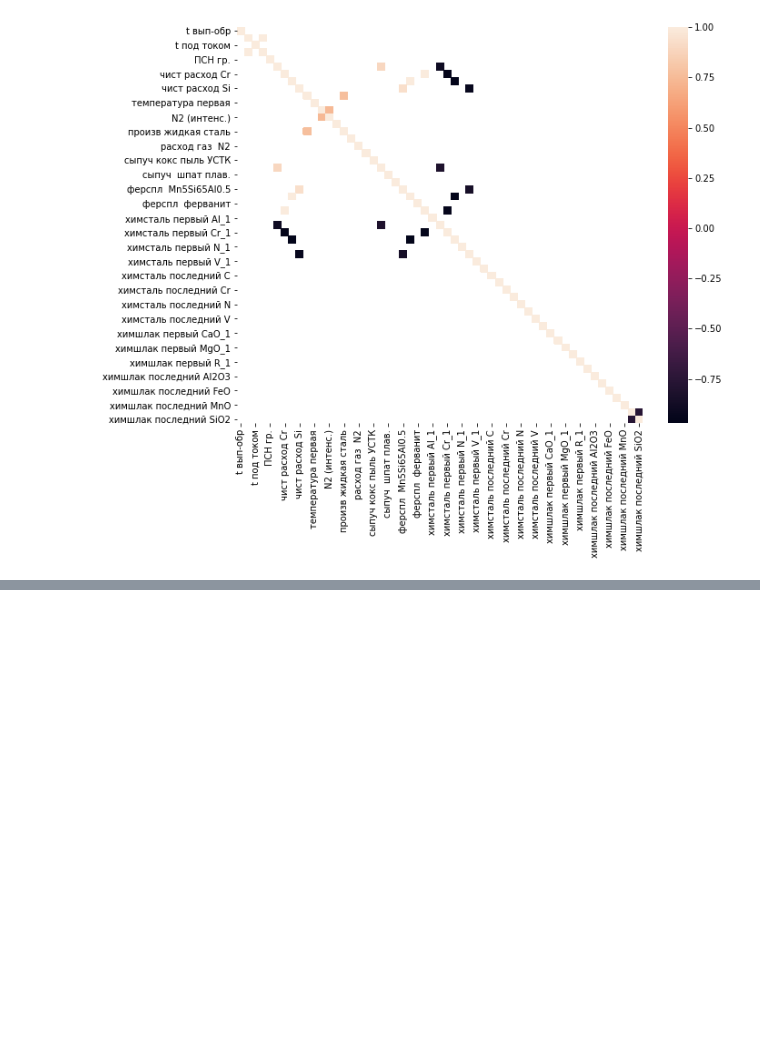
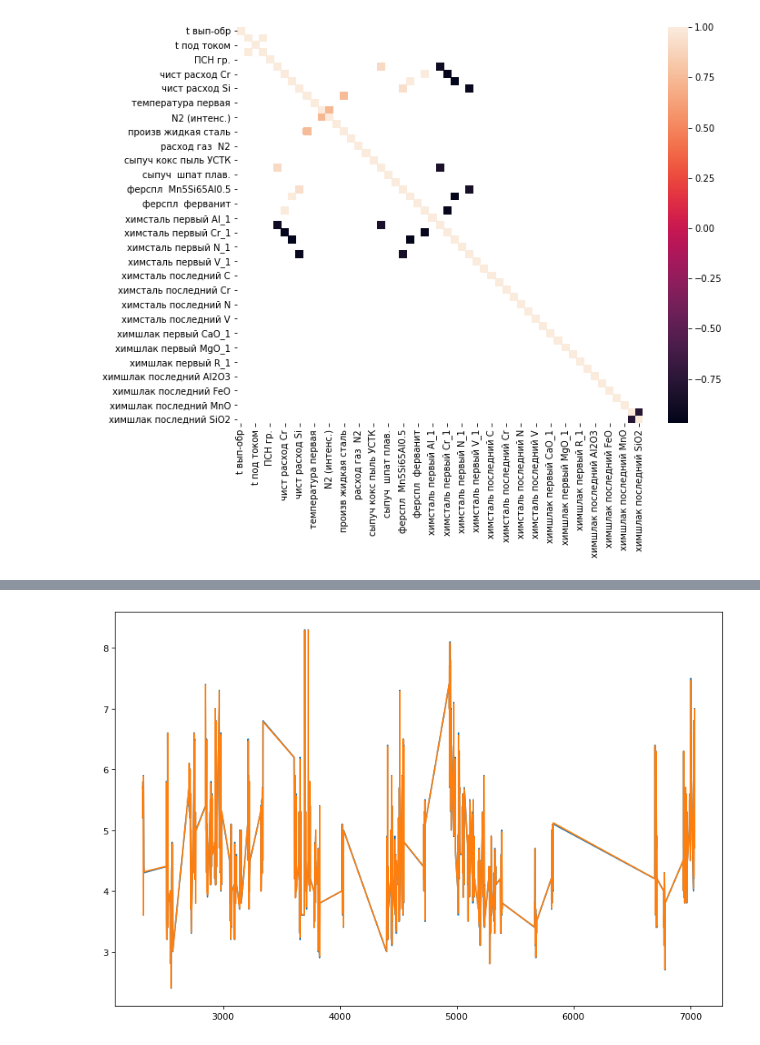
Before and after one commit to comptech-winter-school/steel-alloying, a Jupyter notebook: Junior_step/second_pop_steel.ipynb, the cells around one changed output, grey strips where cells are left out. Saved outputs shown, nothing was run; the diff lists cells and outputs as text; code cells hidden in the pictures; blank space fills up the shorter version.

```diff
--- a/Junior_step/second_pop_steel.ipynb
+++ b/Junior_step/second_pop_steel.ipynb
@@ -266,11 +266,11 @@ Index(['t вып-обр', 't обработка', 't под током', 't пр
 # %%
 sec_pop_steel = sec_pop_steel[sec_pop_steel['химшлак первый Al2O3_1'].notna()]
 
-sec_pop_steel = sec_pop_steel.fillna(value=dict.fromkeys(['ферспл  ферванит'], sec_pop_steel['ферспл  ферванит'].median()))
-sec_pop_steel = sec_pop_steel.fillna(value=dict.fromkeys(['химшлак первый Al2O3_1'], sec_pop_steel['химшлак первый Al2O3_1'].median()))
-sec_pop_steel = sec_pop_steel.fillna(value=dict.fromkeys(['химшлак первый SiO2_1'], sec_pop_steel['химшлак первый SiO2_1'].median()))
-sec_pop_steel = sec_pop_steel.fillna(value=dict.fromkeys(['химшлак последний Al2O3'], sec_pop_steel['химшлак последний Al2O3'].median()))
-sec_pop_steel = sec_pop_steel.fillna(value=dict.fromkeys(['химшлак последний SiO2'], sec_pop_steel['химшлак последний SiO2'].median()))
+#sec_pop_steel = sec_pop_steel.fillna(value=dict.fromkeys(['ферспл  ферванит'], sec_pop_steel['ферспл  ферванит'].median()))
+#sec_pop_steel = sec_pop_steel.fillna(value=dict.fromkeys(['химшлак первый Al2O3_1'], sec_pop_steel['химшлак первый Al2O3_1'].median()))
+#sec_pop_steel = sec_pop_steel.fillna(value=dict.fromkeys(['химшлак первый SiO2_1'], sec_pop_steel['химшлак первый SiO2_1'].median()))
+#sec_pop_steel = sec_pop_steel.fillna(value=dict.fromkeys(['химшлак последний Al2O3'], sec_pop_steel['химшлак последний Al2O3'].median()))
+#sec_pop_steel = sec_pop_steel.fillna(value=dict.fromkeys(['химшлак последний SiO2'], sec_pop_steel['химшлак последний SiO2'].median()))
 # %%
 for col in sec_pop_steel.columns:
     sec_pop_steel = sec_pop_steel[sec_pop_steel[col].notna()]
@@ -313,0 +436,9 @@ ax = sns.heatmap(corr_matrix)
+# %%
+from matplotlib.pyplot import figure
+figure(num=None, figsize=(12, 8), dpi=80, facecolor='w', edgecolor='k')
+
+plt.plot(sec_pop_steel['химшлак последний Al2O3'])
+plt.plot(X['химшлак последний Al2O3'])
+plt.show()
+# %% [output]
+[figure, added]
```
Also changed, not shown: parts of 11 cells of this notebook, 8 other files.
